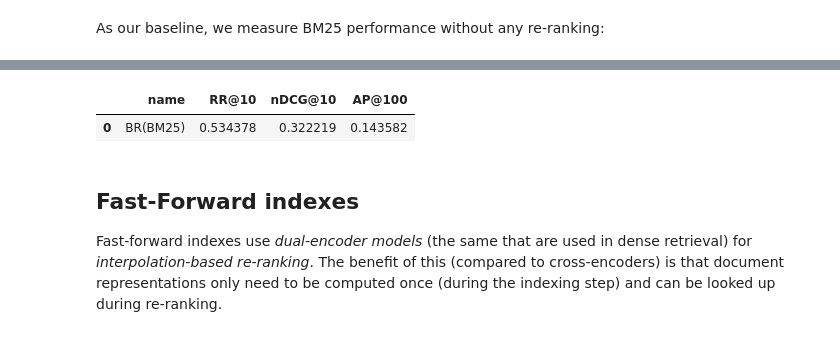
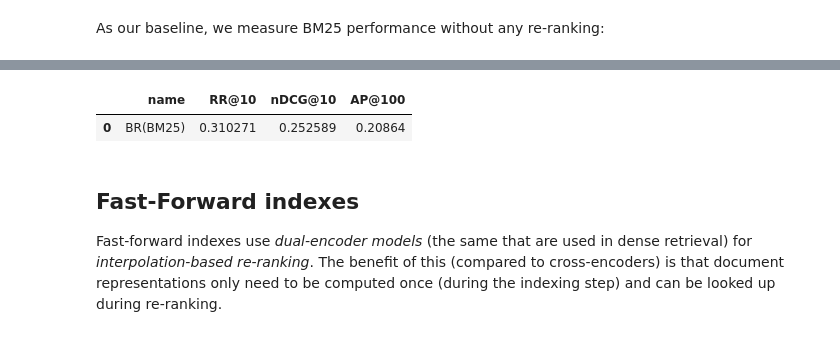
Before and after one commit to anistor09/Neural_Ranking_Models, a Jupyter notebook: intro-pyterrier/07-neural_models.ipynb, the cells around one changed output, grey strips where cells are left out. Saved outputs shown, nothing was run; the diff lists cells and outputs as text; code cells hidden in the pictures.

```diff
--- a/intro-pyterrier/07-neural_models.ipynb
+++ b/intro-pyterrier/07-neural_models.ipynb
@@ -51,14 +51,14 @@ No etc/terrier.properties, using terrier.default.properties for bootstrap config
 # %% [markdown]
 In this notebook, we'll use the [FiQA dataset](https://sites.google.com/view/fiqa/home), which is a dataset for financial question answering. Since QA pipelines usually include a retrieval/ranking step, FiQA provides a corpus, queries (questions), and corresponding QRels:
 # %%
-dataset = pt.get_dataset("irds:beir/arguana")
+dataset = pt.get_dataset("irds:beir/fiqa")
 # %% [markdown]
 Due to the domain of this dataset (finance), the questions and documents are relatively complex. We'll see how much a large neural re-ranking model (based on BERT) manages to improve over term matching (BM25).
 
 Let's create a lexical index first:
 # %%
 from pathlib import Path
-max_doc_id_length = 8
+max_doc_id_length = 6
 indexer = pt.IterDictIndexer(
     str(Path.cwd()),  # this will be ignored
     type=pt.index.IndexingType.MEMORY,  meta={'docno': max_doc_id_length}
@@ -70,10 +70,10 @@ As our baseline, we measure BM25 performance without any re-ranking:
 from pyterrier.measures import RR, nDCG, MAP
 
 bm25 = pt.BatchRetrieve(index_ref, wmodel="BM25")
-testset = pt.get_dataset("irds:beir/nfcorpus/test")
+testset = pt.get_dataset("irds:beir/fiqa/test")
 pt.Experiment(
     [bm25],
-    testset.get_topics('text'),
+    testset.get_topics(),
     testset.get_qrels(),
     eval_metrics=[RR @ 10, nDCG @ 10, MAP @ 100],
 )
@@ -82,5 +82,5 @@ pt.Experiment(
 |  | name | RR@10 | nDCG@10 | AP@100 |
-| 0 | BR(BM25) | 0.534378 | 0.322219 | 0.143582 |
+| 0 | BR(BM25) | 0.310271 | 0.252589 | 0.20864 |
 # %% [markdown]
 ## Fast-Forward indexes
 
```
Also changed, not shown: parts of 3 cells of this notebook, 3 other files.
